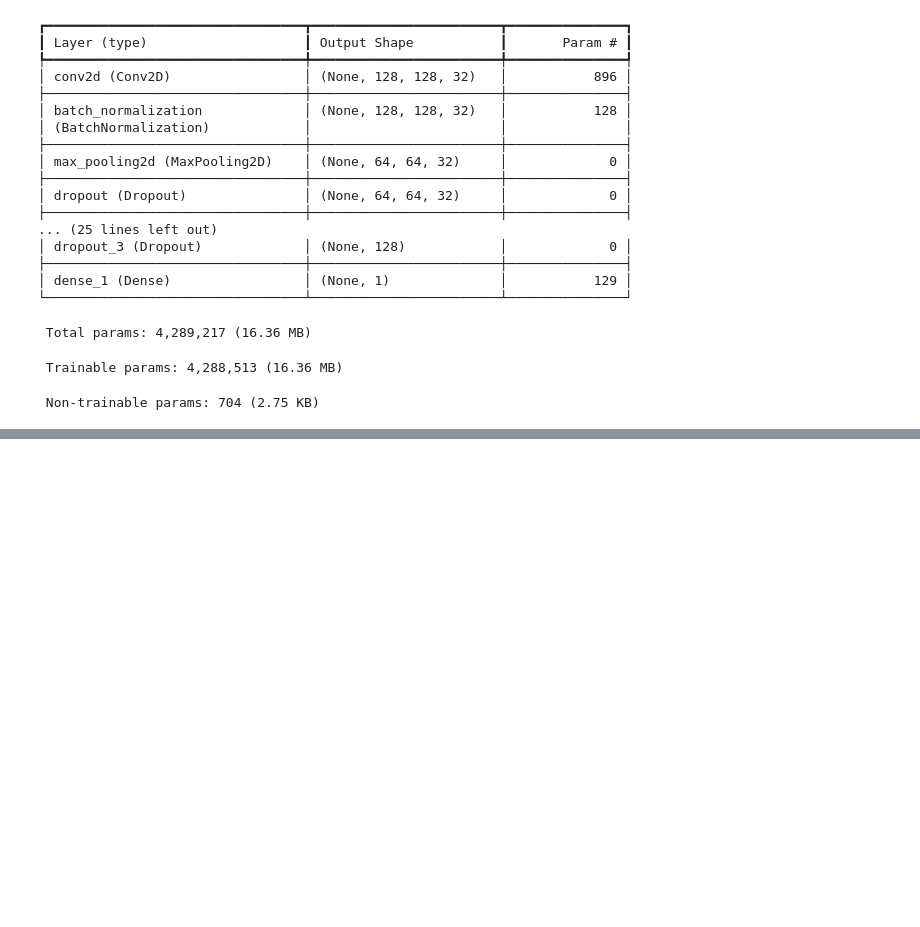
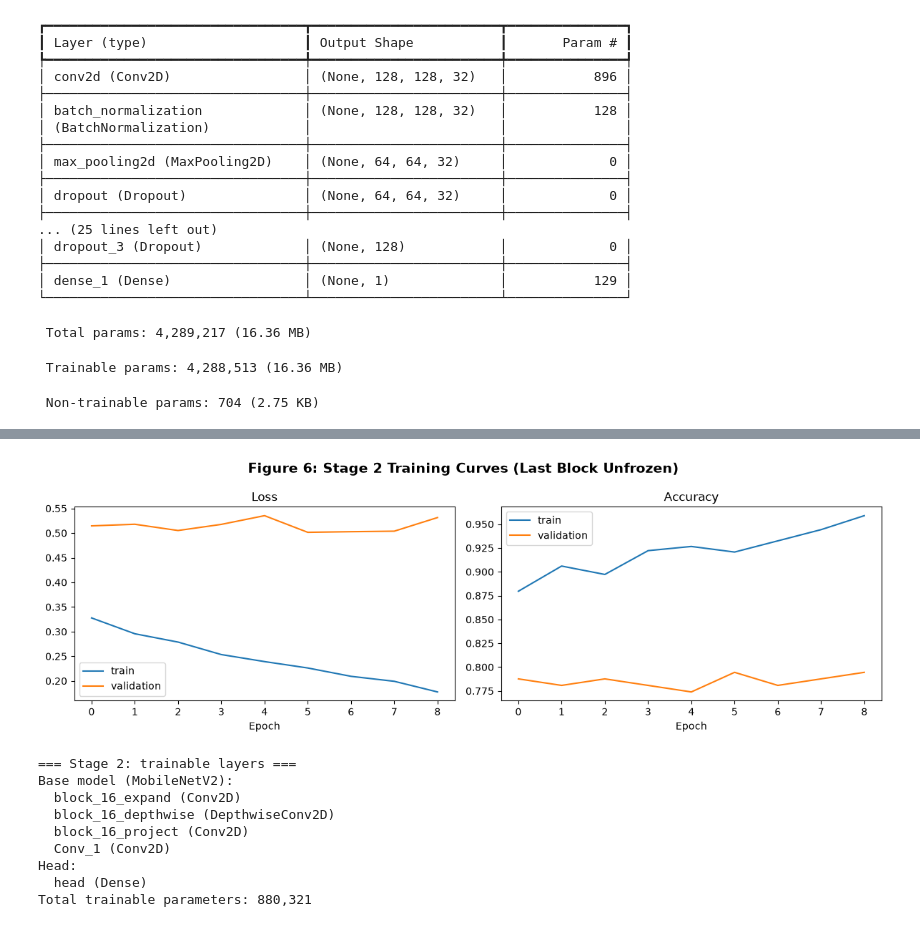
Before and after one commit to dragonibaad/21L-1827_A2_Ops, a Jupyter notebook: 21L-1827_A2_Ops/Task 1.ipynb, the cells around one changed output, grey strips where cells are left out. Saved outputs shown, nothing was run; the diff lists cells and outputs as text; code cells hidden in the pictures; blank space fills up the shorter version.

```diff
--- a/21L-1827_A2_Ops/Task 1.ipynb
+++ b/21L-1827_A2_Ops/Task 1.ipynb
@@ -369,0 +489,19 @@ Model: "VisionGuard_Baseline_CNN"
+# %%
+# Unfreeze only the final MobileNetV2 block and its final conv layers
+base.trainable = True
+for layer in base.layers:
+    is_last_block = layer.name.startswith("block_16") or layer.name in ("Conv_1", "out_relu")
+    # BatchNorm layers stay frozen so their statistics are not changed by the small dataset
+    layer.trainable = is_last_block and not isinstance(layer, layers.BatchNormalization)
+
+# Recompile is required after changing trainable flags, with a much smaller learning rate
+compile_model(model, lr=1e-5)
+
+stage1_epochs = len(history_stage1.epoch)
+history_stage2 = model.fit(
+    train_ds,
+    validation_data=val_ds,
+    initial_epoch=stage1_epochs,
+    epochs=stage1_epochs + 10,
+    callbacks=[EarlyStopping(monitor="val_loss", patience=3, restore_best_weights=True)],
+)
@@ -369,0 +533,14 @@ Model: "VisionGuard_Baseline_CNN"
+# %%
+plot_curves(history_stage2, "Figure 6: Stage 2 Training Curves (Last Block Unfrozen)")
+list_trainable_layers(model, base, "Stage 2")
+# %% [output]
+[figure, added]
+=== Stage 2: trainable layers ===
+Base model (MobileNetV2):
+  block_16_expand (Conv2D)
+  block_16_depthwise (DepthwiseConv2D)
+  block_16_project (Conv2D)
+  Conv_1 (Conv2D)
+Head:
+  head (Dense)
+Total trainable parameters: 880,321
```
Also changed, not shown: parts of 6 cells of this notebook, 3 other files.
